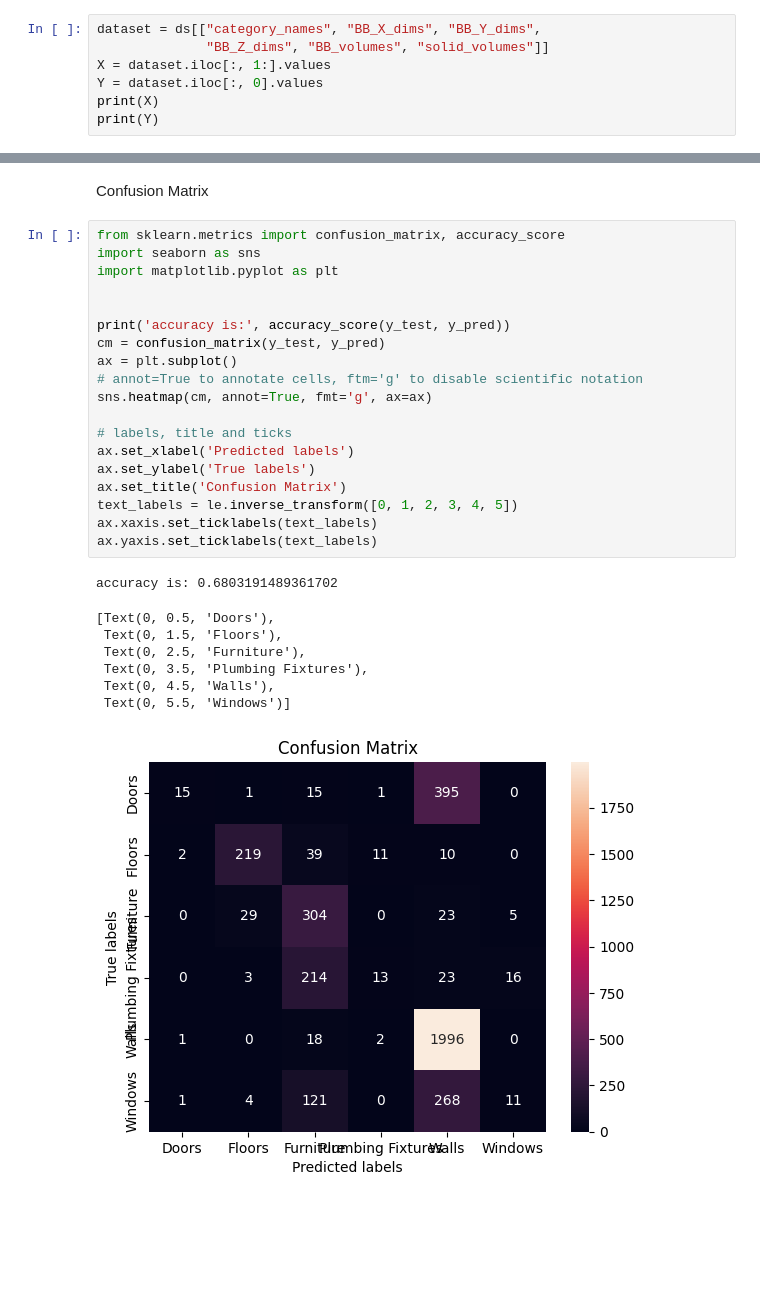
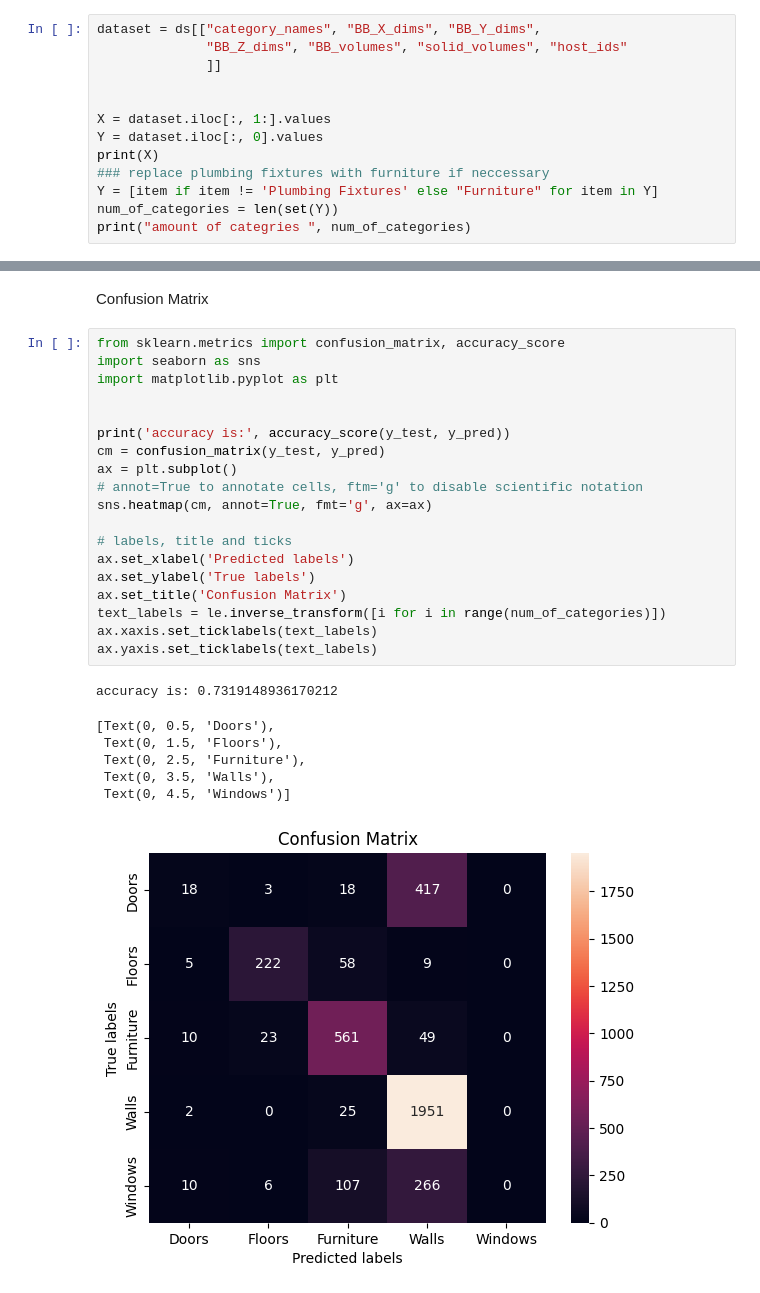
Before and after one commit to dr-austern/bim-to-graph, a Jupyter notebook: CDML_Classic_Learning_SVM.ipynb, the cells around one changed output, grey strips where cells are left out. Drawn from its saved outputs; the diff is of its cells as text; blank space fills up the shorter version.

Commit message:
option to replace pumbing with furniture

```diff
--- a/CDML_Classic_Learning_SVM.ipynb
+++ b/CDML_Classic_Learning_SVM.ipynb
@@ -24,9 +24,15 @@ ds.head()
 Organize Dataset by Name
 # %%
 dataset = ds[["category_names", "BB_X_dims", "BB_Y_dims",
-              "BB_Z_dims", "BB_volumes", "solid_volumes"]]
+              "BB_Z_dims", "BB_volumes", "solid_volumes", "host_ids"
+              ]]
+
+
 X = dataset.iloc[:, 1:].values
 Y = dataset.iloc[:, 0].values
 print(X)
-print(Y)
+### replace plumbing fixtures with furniture if neccessary
+Y = [item if item != 'Plumbing Fixtures' else "Furniture" for item in Y]
+num_of_categories = len(set(Y))
+print("amount of categries ", num_of_categories)
 # %% [output]
@@ -98,28 +102,27 @@ Confusion Matrix
 # %%
 from sklearn.metrics import confusion_matrix, accuracy_score
 import seaborn as sns
 import matplotlib.pyplot as plt
 
 
 print('accuracy is:', accuracy_score(y_test, y_pred))
 cm = confusion_matrix(y_test, y_pred)
 ax = plt.subplot()
 # annot=True to annotate cells, ftm='g' to disable scientific notation
 sns.heatmap(cm, annot=True, fmt='g', ax=ax)
 
 # labels, title and ticks
 ax.set_xlabel('Predicted labels')
 ax.set_ylabel('True labels')
 ax.set_title('Confusion Matrix')
-text_labels = le.inverse_transform([0, 1, 2, 3, 4, 5])
+text_labels = le.inverse_transform([i for i in range(num_of_categories)])
 ax.xaxis.set_ticklabels(text_labels)
 ax.yaxis.set_ticklabels(text_labels)
 # %% [output]
-accuracy is: 0.6803191489361702
+accuracy is: 0.7319148936170212
 [Text(0, 0.5, 'Doors'),
  Text(0, 1.5, 'Floors'),
  Text(0, 2.5, 'Furniture'),
- Text(0, 3.5, 'Plumbing Fixtures'),
- Text(0, 4.5, 'Walls'),
- Text(0, 5.5, 'Windows')]
+ Text(0, 3.5, 'Walls'),
+ Text(0, 4.5, 'Windows')]
-[figure, old version]
+[figure, new version]
```
Also changed, not shown: parts of 7 cells of this notebook.
